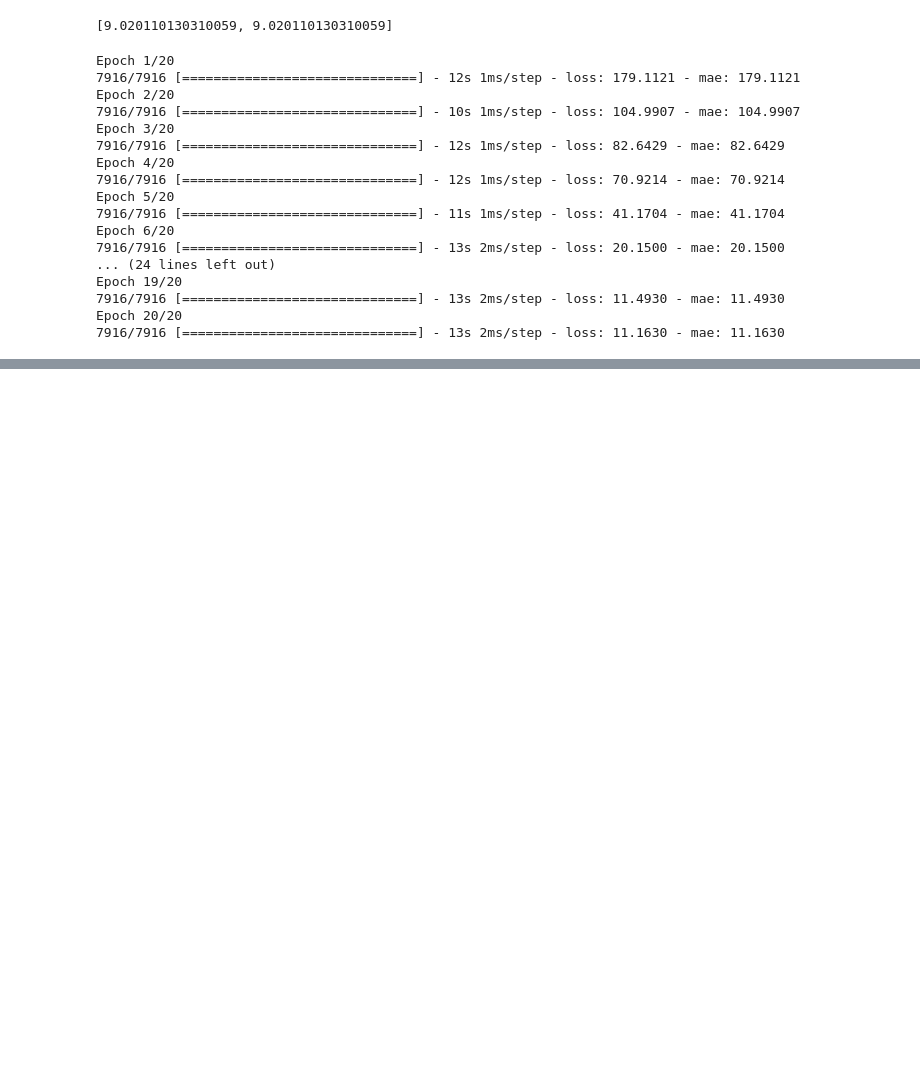
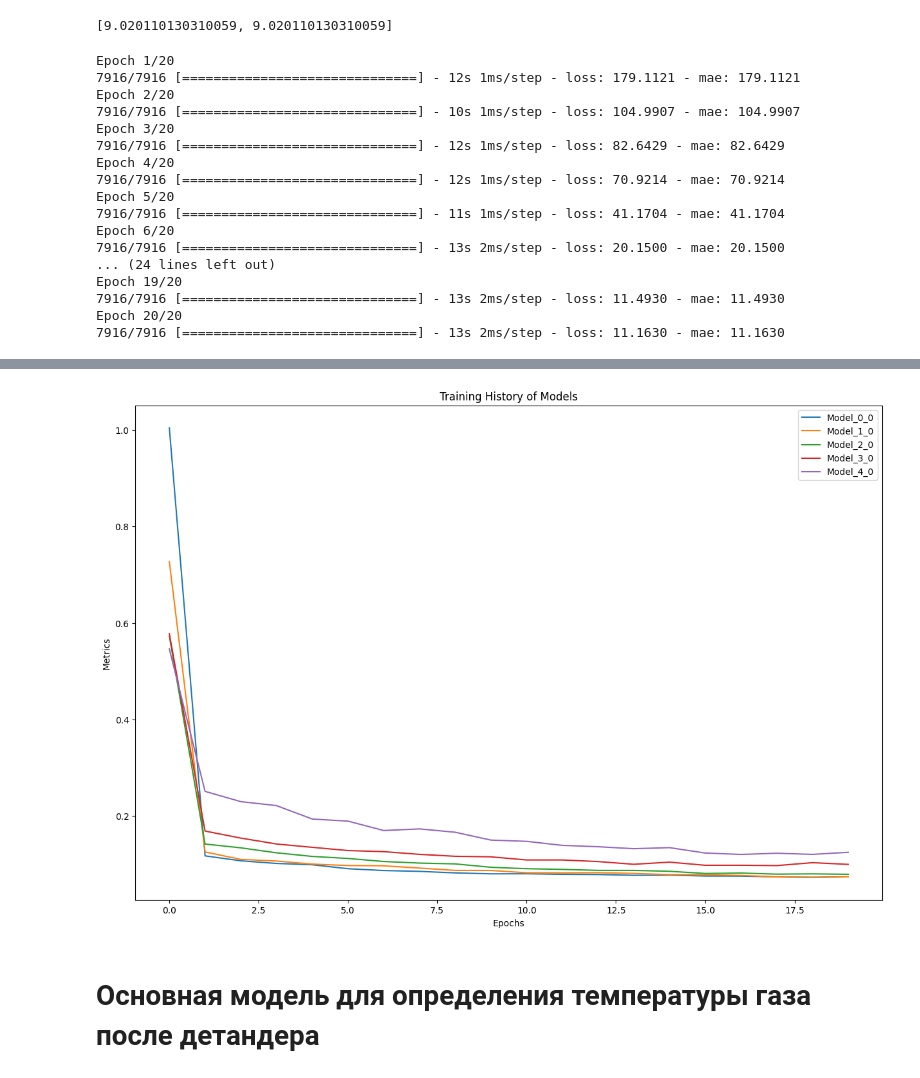
Before and after one commit to Rus-tam/AI_models, a Jupyter notebook: low_temp_dist_19_06.ipynb, the cells around one changed output, grey strips where cells are left out. Cells and saved outputs as stored; diff of their text form; code cells hidden in the pictures; blank space fills up the shorter version.

Commit message:
expander_gas_temp_model_exp

```diff
--- a/low_temp_dist_19_06.ipynb
+++ b/low_temp_dist_19_06.ipynb
@@ -2380,0 +2393,2 @@ expander_gas_temp_model.save('./models/low_temp_dist_19_06/expander_gas_temp_mod
+# %%
+experimental_data_mini = experiment_data.sample(frac=0.45)
@@ -2380,0 +2615,23 @@ expander_gas_temp_model.save('./models/low_temp_dist_19_06/expander_gas_temp_mod
+# %%
+# Set random set
+tf.random.set_seed(42)
+
+# 1. Create a model
+expander_gas_temp_model_exp_4 = tf.keras.Sequential([
+    tf.keras.layers.Dense(20, activation='relu'),
+    tf.keras.layers.Dense(100, activation='relu'),
+    tf.keras.layers.Dense(100, activation='relu'),
+    tf.keras.layers.Dense(100, activation='relu'),
+    tf.keras.layers.Dense(100, activation='relu'),
+    tf.keras.layers.Dense(1)
+])
+
+# 2. Compile the model
+expander_gas_temp_model_exp_4.compile(
+    loss='mae',
+    optimizer=tf.keras.optimizers.Adam(learning_rate=0.001),
+    metrics=['mae']
+)
+
+# 3. Fit the model
+expander_gas_temp_exp_4_history = expander_gas_temp_model_exp_4.fit(X_train_normal, y_train, epochs=20)
@@ -2380,0 +2661,22 @@ expander_gas_temp_model.save('./models/low_temp_dist_19_06/expander_gas_temp_mod
+# %%
+# Создание DataFrame из истории обучения
+history_0_df = pd.DataFrame(expander_gas_temp_exp_0_history.history['loss']).add_prefix('Model_0_')
+history_1_df = pd.DataFrame(expander_gas_temp_exp_1_history.history['loss']).add_prefix('Model_1_')
+history_2_df = pd.DataFrame(expander_gas_temp_exp_2_history.history['loss']).add_prefix('Model_2_')
+history_3_df = pd.DataFrame(expander_gas_temp_exp_3_history.history['loss']).add_prefix('Model_3_')
+history_4_df = pd.DataFrame(expander_gas_temp_exp_4_history.history['loss']).add_prefix('Model_4_')
+
+
+# Объединение всех DataFrame в один
+combined_df = pd.concat([history_0_df, history_1_df, history_2_df, history_3_df, history_4_df], axis=1)
+
+# Построение графика
+combined_df.plot(figsize=(15, 10), title='Training History of Models')
+plt.xlabel('Epochs')
+plt.ylabel('Metrics')
+plt.legend(loc='upper right')
+plt.show()
+# %% [output]
+[figure, added]
+# %% [markdown]
+# Основная модель для определения температуры газа после детандера
```
Also changed, not shown: parts of 117 cells of this notebook, 1 other file.
